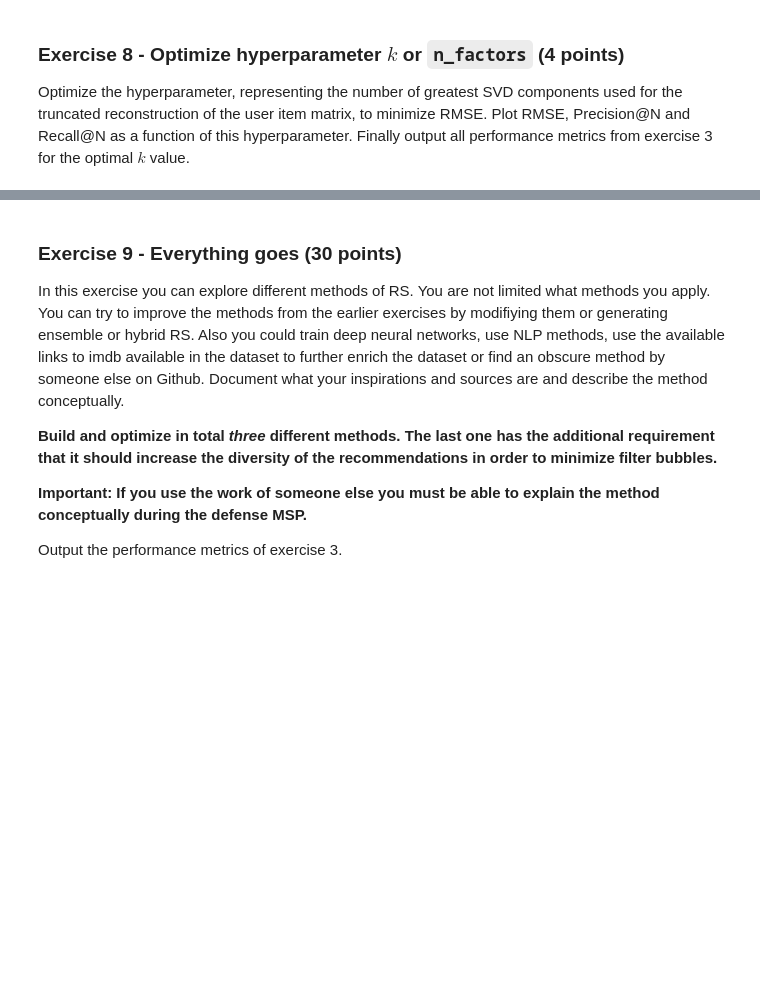
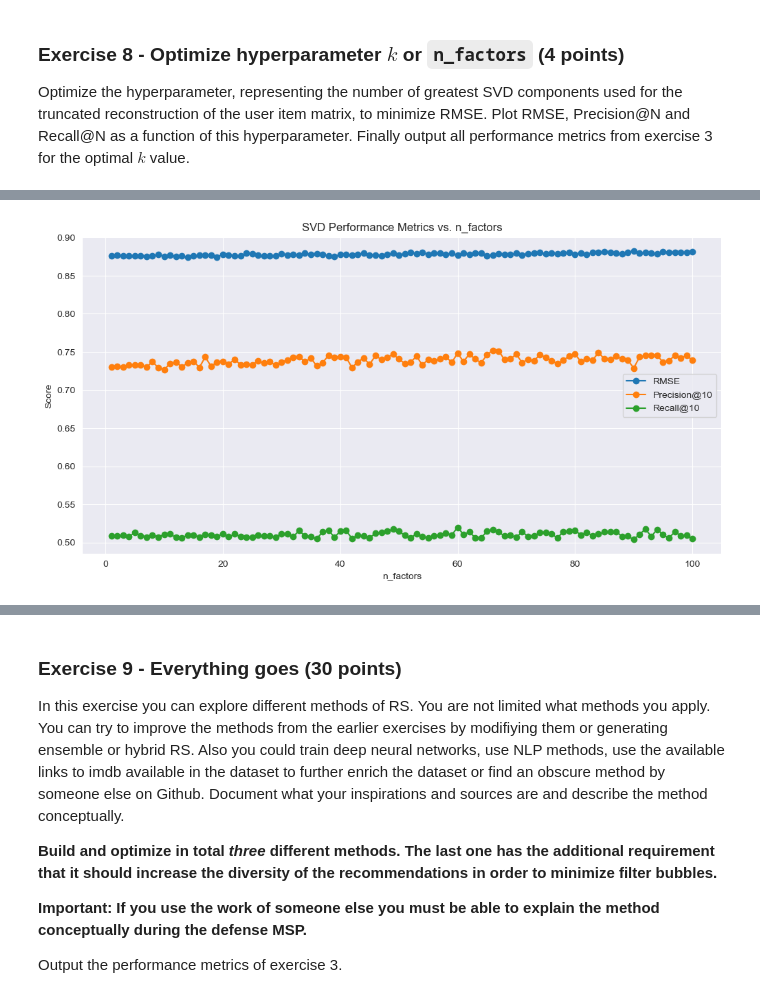
Before and after one commit to Tschoppsilas/RSY, a Jupyter notebook: RSY_MiniChallenge_FS25.ipynb, the cells around one changed output, grey strips where cells are left out. Cells and saved outputs as stored; diff of their text form; code cells hidden in the pictures; blank space fills up the shorter version.

Commit message:
Aufgabe 8 erledigt: Überlegung ist, dass ich nun überall die precision und recall berechnung anpasse, beispielsweise, dass sie zusammen ist und nicht mehr einzeln

```diff
--- a/RSY_MiniChallenge_FS25.ipynb
+++ b/RSY_MiniChallenge_FS25.ipynb
@@ -1480,9 +1330,9 @@ from surprise.model_selection import train_test_split
 
 # Daten vorbereiten
 def prepare_data(df):
-    reader = Reader(rating_scale=(1, 5))
+    reader = Reader(rating_scale=(0.5, 5))
     data = Dataset.load_from_df(df[['userId', 'movieId', 'rating']], reader)
-    trainset, testset = train_test_split(data, test_size=0.25, random_state=42)
+    trainset, testset = train_test_split(data, test_size=0.2, random_state=42)
     return trainset, testset
 
 # SVD Modell trainieren
@@ -1696,3 +1425,89 @@ Laut meiner Recherche, sollten die 3 Faktoren folgendes machen:
 ### Exercise 8 - Optimize hyperparameter $k$ or `n_factors` (4 points)
 Optimize the hyperparameter, representing the number of greatest SVD components used for the truncated reconstruction of the user item matrix, to minimize RMSE.
 Plot RMSE, Precision@N and Recall@N as a function of this hyperparameter. Finally output all performance metrics from exercise 3 for the optimal $k$ value.
+# %%
+from surprise import accuracy
+from collections import defaultdict
+import matplotlib.pyplot as plt
+import numpy as np
+
+# Precision@N und Recall@N berechnen
+def get_top_n(predictions, n=10):
+    top_n = defaultdict(list)
+    for uid, iid, true_r, est, _ in predictions:
+        top_n[uid].append((iid, est))
+    for uid, user_ratings in top_n.items():
+        user_ratings.sort(key=lambda x: x[1], reverse=True)
+        top_n[uid] = user_ratings[:n]
+    return top_n
+
+def precision_recall_at_k(predictions, k=10, threshold=3.5):
+    user_est_true = defaultdict(list)
+    for uid, iid, true_r, est, _ in predictions:
+        user_est_true[uid].append((est, true_r))
+
+    precisions = []
+    recalls = []
+
+    for uid, user_ratings in user_est_true.items():
+        user_ratings.sort(key=lambda x: x[0], reverse=True)
+        top_k = user_ratings[:k]
+
+        n_rel = sum((true_r >= threshold) for (_, true_r) in user_ratings)
+        n_rec_k = sum((est >= threshold) for (est, _) in top_k)
+        n_rel_and_rec_k = sum(((true_r >= threshold) and (est >= threshold)) for (est, true_r) in top_k)
+
+        precision = n_rel_and_rec_k / n_rec_k if n_rec_k != 0 else 0
+        recall = n_rel_and_rec_k / n_rel if n_rel != 0 else 0
+
+        precisions.append(precision)
+        recalls.append(recall)
+
+    return np.mean(precisions), np.mean(recalls)
+
+# Optimierung von n_factors
+def optimize_n_factors(ratings, n_factors_list, k=10):
+    trainset, testset = prepare_data(ratings)
+
+    rmse_list = []
+    precision_list = []
+    recall_list = []
+
+    for n_factors in n_factors_list:
+        svd = SVD(n_factors=n_factors, n_epochs=20, lr_all=0.005, reg_all=0.02)
+        svd.fit(trainset)
+        predictions = svd.test(testset)
+
+        rmse = accuracy.rmse(predictions, verbose=False)
+        precision, recall = precision_recall_at_k(predictions, k=k)
+
+        rmse_list.append(rmse)
+        precision_list.append(precision)
+        recall_list.append(recall)
+
+        print(f"n_factors={n_factors} | RMSE={rmse:.4f} | Precision@{k}={precision:.4f} | Recall@{k}={recall:.4f}")
+
+    # Plotten
+    plt.figure(figsize=(12, 6))
+    plt.plot(n_factors_list, rmse_list, label="RMSE", marker='o')
+    plt.plot(n_factors_list, precision_list, label=f"Precision@{k}", marker='o')
+    plt.plot(n_factors_list, recall_list, label=f"Recall@{k}", marker='o')
+    plt.xlabel("n_factors")
+    plt.ylabel("Score")
+    plt.title("SVD Performance Metrics vs. n_factors")
+    plt.legend()
+    plt.grid(True)
+    plt.show()
+
+    # Bestes Ergebnis
+    best_idx = np.argmin(rmse_list)
+    best_n_factors = n_factors_list[best_idx]
+    print(f"\nOptimaler n_factors: {best_n_factors}")
+    print(f"Beste RMSE: {rmse_list[best_idx]:.4f}")
+    print(f"Precision@{k}: {precision_list[best_idx]:.4f}")
+    print(f"Recall@{k}: {recall_list[best_idx]:.4f}")
+
+# Beispiel-Aufruf:
+n_factors_range = np.linspace(1, 100, 100, dtype=int)
+optimize_n_factors(ratings, n_factors_range, k=10)
+# %% [output]
@@ -1698,0 +1531 @@ Plot RMSE, Precision@N and Recall@N as a function of this hyperparameter. Finall
+[figure, added]
```
Also changed, not shown: parts of 14 cells of this notebook.
